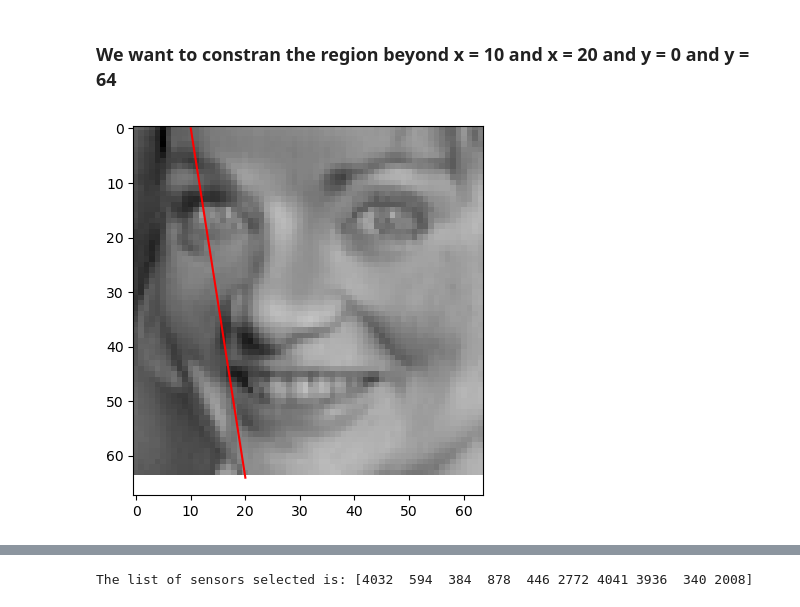
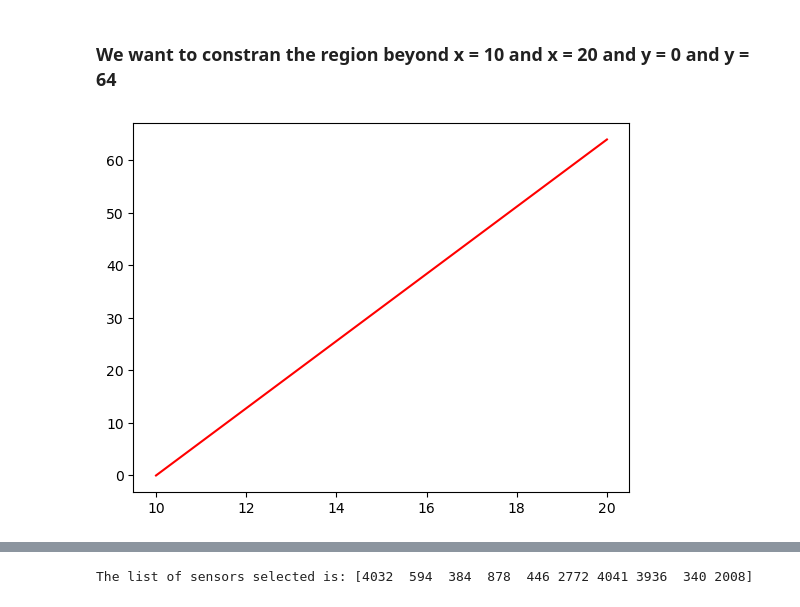
Before and after one commit to dynamicslab/pysensors, a Jupyter notebook: examples/functional_constraints_class.ipynb, the cells around one changed output, grey strips where cells are left out. Saved outputs shown, nothing was run; the diff lists cells and outputs as text; code cells hidden in the pictures.

```diff
--- a/examples/functional_constraints_class.ipynb
+++ b/examples/functional_constraints_class.ipynb
@@ -149,6 +153,6 @@ for ind,i in enumerate(range(len(xTopConst))):
 ### We want to constran the region beyond x = 10 and x = 20 and y = 0 and y = 64
 # %%
 line1 = ps.utils._constraints.Line(x1 = 10, x2 = 20, y1 = 0, y2 = 64) #Plotting the constrained line
-line1.draw_line(idx = all_sensors_unconst,data = X_train, plot_type='image')
+line1.draw_constraint() ## plotting just the constraint
 # %% [output]
-[figure, old version]
+[figure, new version]
```
Also changed, not shown: parts of 10 cells of this notebook, 2 other files.
